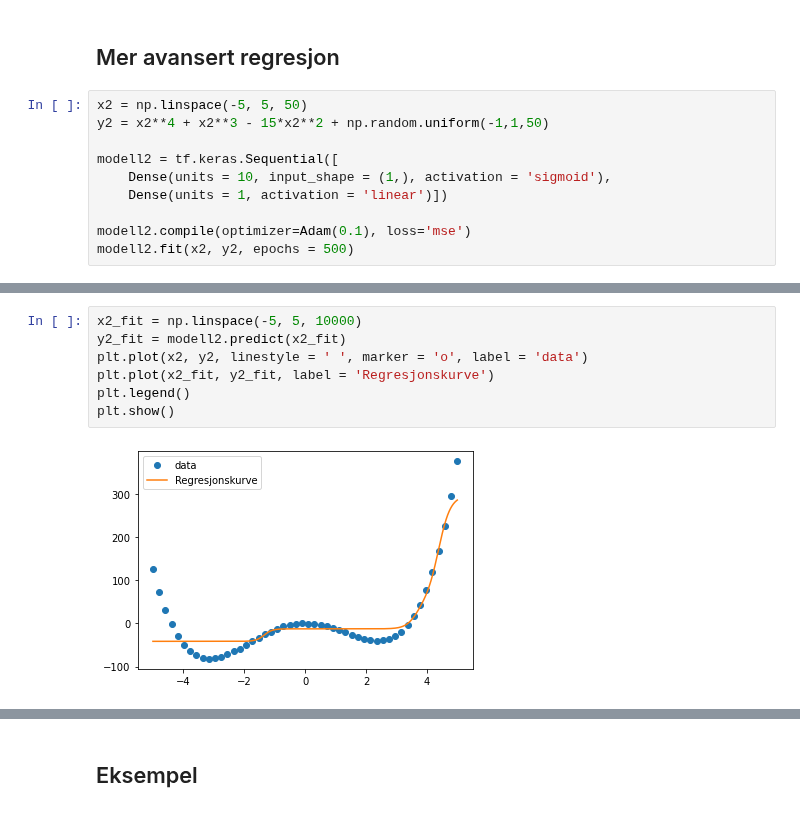
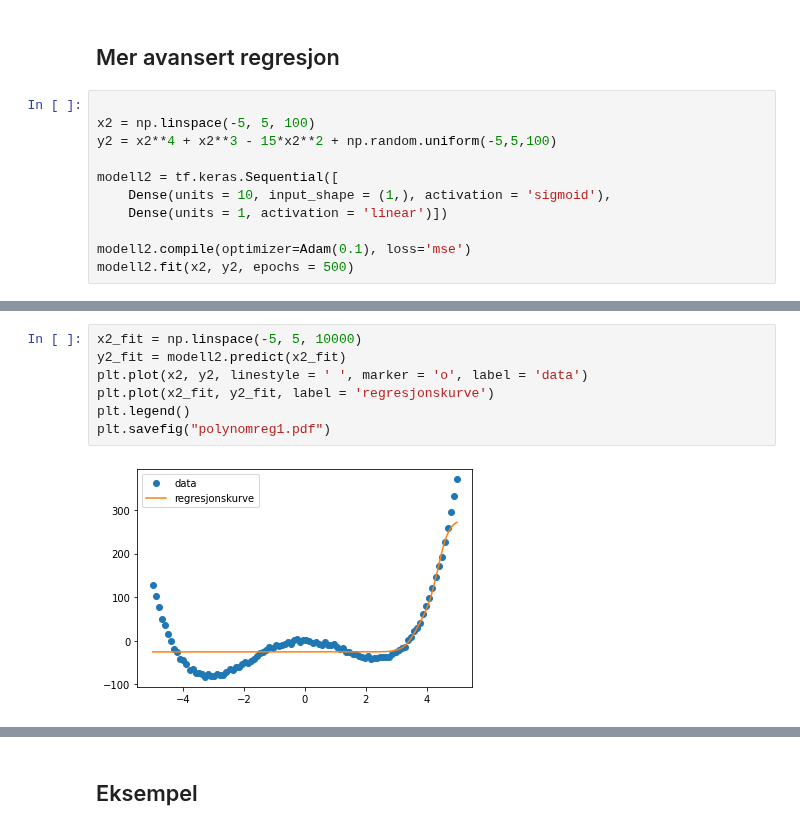
Before and after one commit to andreasdh/Programmering-og-modellering, a Jupyter notebook: docs/kunstig_intelligens_ml.ipynb, the cells around one changed output, grey strips where cells are left out. Drawn from its saved outputs; the diff is of its cells as text.

```diff
--- a/docs/kunstig_intelligens_ml.ipynb
+++ b/docs/kunstig_intelligens_ml.ipynb
@@ -90,8 +90,9 @@ print(y1_test, y2_test)
 # %% [markdown]
 ## Mer avansert regresjon
 # %%
-x2 = np.linspace(-5, 5, 50)
-y2 = x2**4 + x2**3 - 15*x2**2 + np.random.uniform(-1,1,50)
+
+x2 = np.linspace(-5, 5, 100)
+y2 = x2**4 + x2**3 - 15*x2**2 + np.random.uniform(-5,5,100)
 
 modell2 = tf.keras.Sequential([
     Dense(units = 10, input_shape = (1,), activation = 'sigmoid'),
@@ -121,12 +122,12 @@ Epoch 500/500
 # %%
 x2_fit = np.linspace(-5, 5, 10000)
 y2_fit = modell2.predict(x2_fit)
 plt.plot(x2, y2, linestyle = ' ', marker = 'o', label = 'data')
-plt.plot(x2_fit, y2_fit, label = 'Regresjonskurve')
+plt.plot(x2_fit, y2_fit, label = 'regresjonskurve')
 plt.legend()
-plt.show()
+plt.savefig("polynomreg1.pdf")
 # %% [output]
-[figure, old version]
+[figure, new version]
 # %%
 modell3 = tf.keras.Sequential([
     Dense(units = 12, input_shape = (1,), activation = 'sigmoid'),
```
Also changed, not shown: parts of 11 cells of this notebook, 9 other files.
